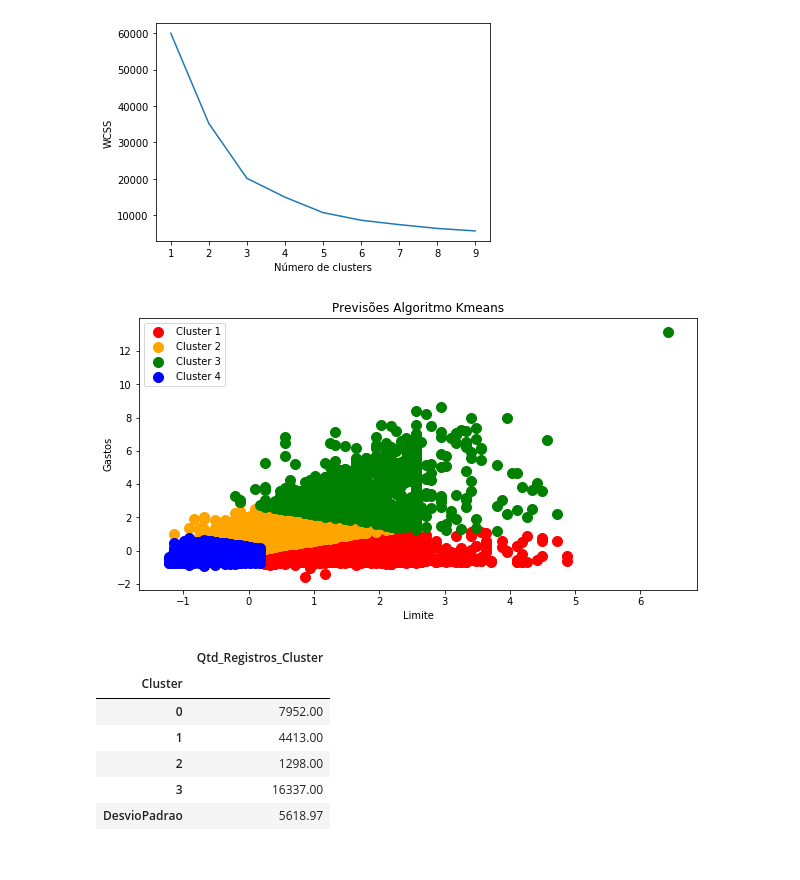
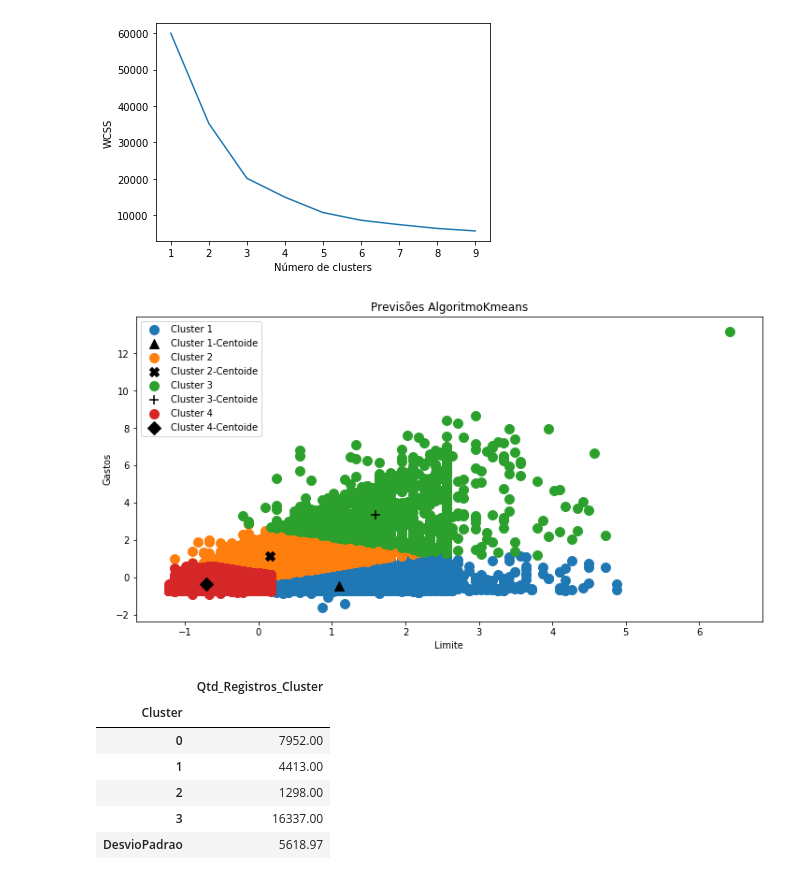
Before and after one commit to charlessodre/Charles_Estudo_Algoritmos_Agrupamento, a Jupyter notebook: Estudo_Algoritmos_Agrupamento/estudo_algoritmos_agrupamento.ipynb, the cells around one changed output. Saved outputs shown, nothing was run; the diff lists cells and outputs as text; code cells hidden in the pictures.

```diff
--- a/Estudo_Algoritmos_Agrupamento/estudo_algoritmos_agrupamento.ipynb
+++ b/Estudo_Algoritmos_Agrupamento/estudo_algoritmos_agrupamento.ipynb
@@ -72,6 +72,39 @@ scaler = StandardScaler()
 atributos = scaler.fit_transform(atributos)
 # %% [markdown]
 # Criando os Modelos de Previsão para comparação
+# %%
+# Cria a funçao apra calcular o centroide dos clusters
+def cacular_centroide(x, y):
+    return (np.sum(x)/len(x), np.sum(y)/len(y))
+# %%
+# Cria a função Plotar os graficos com os agrupamentos
+def plota_graficos_clusters(atributos, previsoes, nome_algoritmo):
+
+    colors = ['#1f77b4', '#ff7f0e', '#2ca02c', '#d62728','#9467bd', '#8c564b', '#e377c2', '#7f7f7f','#bcbd22', '#17becf']
+    markers = ['*', '^', 'X', '+', 'D', 'H', 'o', '+', 's', 'v']
+
+    plt.figure(figsize=(12,6))
+    plt.title('Previsões Algoritmo' + nome_algoritmo)
+
+    for i in np.unique(previsoes):
+                x = atributos[previsoes == i, 0]
+                y = atributos[previsoes == i, 1]
+                centroide = cacular_centroide(x,y)
+
+                if i < 0:
+                    nome =  'Sem Cluster ' + str(i)
+                    plt.scatter(x, y, s = 100, c = 'gray', label = nome)
+                    plt.scatter(centroide[0],  centroide[1], marker = markers[i+1], s = 100, c = 'black',  label = (nome + '-Centoide'))
+                else:
+                    nome = 'Cluster ' + str(i+1)
+                    plt.scatter(x, y, s = 100, c = colors[i], label =  nome)
+                    plt.scatter(centroide[0],  centroide[1], marker = markers[i+1], s = 100, c = 'black', label = (nome + '-Centoide'))
+
+    plt.xlabel('Limite')
+    plt.ylabel('Gastos')
+    plt.legend()
+    plt.savefig(fname=nome_algoritmo +'.png', dpi=100)
+    plt.show()
 # %% [markdown]
 # Criando o modelo com o Algoritmo de Agrupamento KMeans
 # %%
@@ -106,21 +139,11 @@ Text(0, 0.5, 'WCSS')
 
 kmeans = KMeans(n_clusters = 4, random_state = 0)
 previsoes_kmeans = kmeans.fit_predict(atributos)
-# %%
-# Plota o grafico com os agrupamentos
-plt.figure(figsize=(10,5))
-plt.title('Previsões Algoritmo Kmeans')
-plt.scatter(atributos[previsoes_kmeans == 0, 0], atributos[previsoes_kmeans == 0, 1], s = 100, c = 'red',    label = 'Cluster 1')
-plt.scatter(atributos[previsoes_kmeans == 1, 0], atributos[previsoes_kmeans == 1, 1], s = 100, c = 'orange', label = 'Cluster 2')
-plt.scatter(atributos[previsoes_kmeans == 2, 0], atributos[previsoes_kmeans == 2, 1], s = 100, c = 'green',  label = 'Cluster 3')
-plt.scatter(atributos[previsoes_kmeans == 3, 0], atributos[previsoes_kmeans == 3, 1], s = 100, c = 'blue',   label = 'Cluster 4')
-plt.xlabel('Limite')
-plt.ylabel('Gastos')
-plt.legend()
-plt.savefig(fname='Kmeans.png', dpi=100)
-plt.show();
-# %% [output]
-[figure, removed]
+# %%
+# Plota o grafico com os agrupamentos
+plota_graficos_clusters(atributos ,previsoes_kmeans, 'Kmeans')
+# %% [output]
+[figure, added]
 # %%
 # Cria um Dataframe com a quantidade de registros de cada Cluster.
 
```
Also changed, not shown: parts of 9 cells of this notebook, 4 other files.
